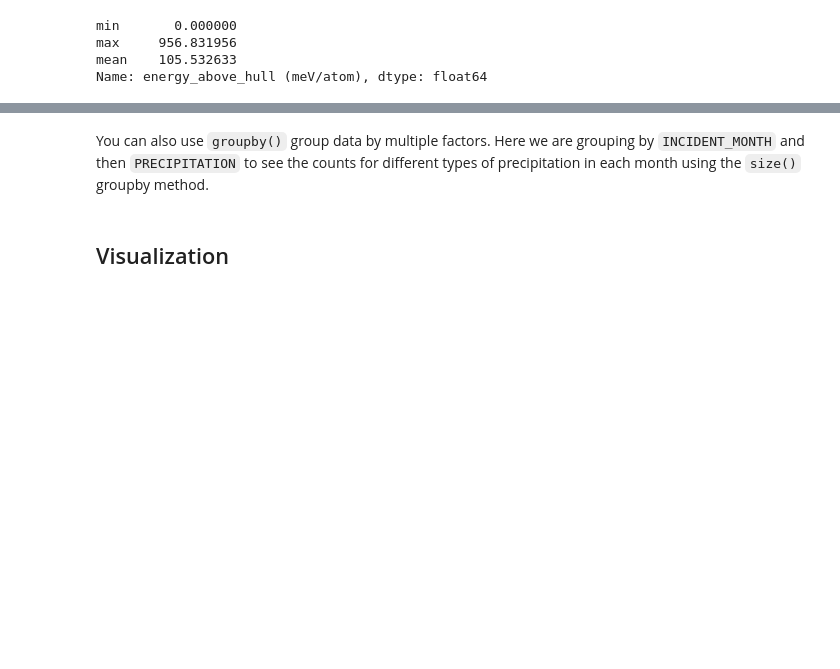
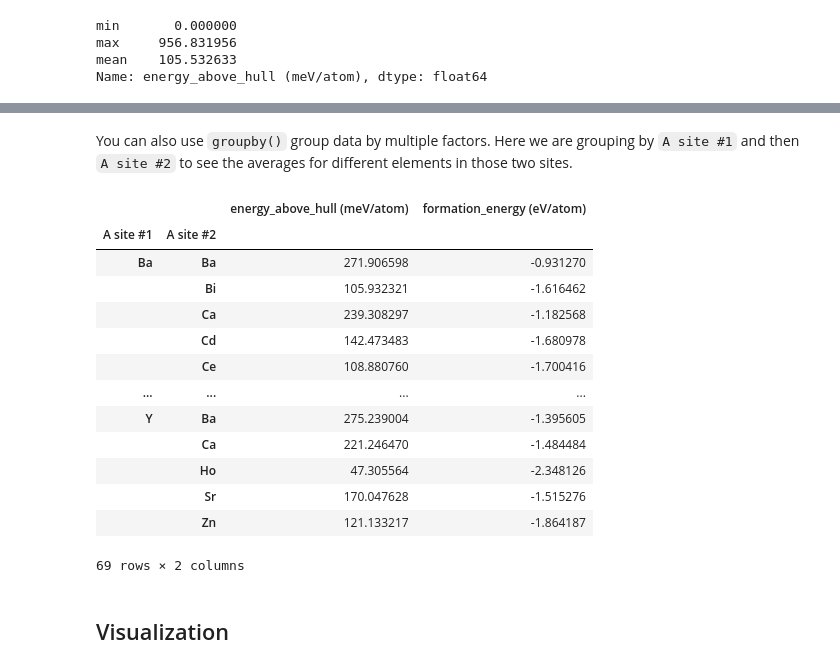
Before and after one commit to NCSU-Libraries/data-viz-instruction, a Jupyter notebook: MI_REU_2021/Workshop_3_Cleaning_Manipulating_and_Exploring_Data_with_Pandas.ipynb, the cells around one changed output, grey strips where cells are left out. Cells and saved outputs as stored; diff of their text form; code cells hidden in the pictures; blank space fills up the shorter version.

```diff
--- a/MI_REU_2021/Workshop_3_Cleaning_Manipulating_and_Exploring_Data_with_Pandas.ipynb
+++ b/MI_REU_2021/Workshop_3_Cleaning_Manipulating_and_Exploring_Data_with_Pandas.ipynb
@@ -104,0 +96,6 @@ wl_strikes_drop['SINGLE_OR_MULTI_ENGINE']
+# %%
+# Replace 'Sr' and 'Ca' abbreviations with "Strontium" and "Calcium"
+ts_csv_clean['A site #2'].replace({'Sr': 'Strontium', 'Ca': 'Calcium'}, inplace=True)
+
+# Print out the updated column of data
+ts_csv_clean['A site #2'].head()
@@ -104,0 +109,5 @@ wl_strikes_drop['SINGLE_OR_MULTI_ENGINE']
+# %%
+#Change the element names back to their abbreviations
+ts_csv_clean['A site #2'].replace({'Strontium': 'Sr', 'Calcium': 'Ca'}, inplace=True)
+
+ts_csv_clean['A site #2'].head()
@@ -274,2 +309,2 @@ by_month['COST_REPAIRS_INFL_ADJ']
 # %% [markdown]
-You can also use `groupby()` group data by multiple factors. Here we are grouping by `INCIDENT_MONTH` and then `PRECIPITATION` to see the counts for different types of precipitation in each month using the `size()` groupby method.
+You can also use `groupby()` group data by multiple factors. Here we are grouping by `A site #1` and then `A site #2` to see the averages for different elements in those two sites.
@@ -280,2 +311,20 @@ wl_strikes.groupby(['INCIDENT_MONTH', 'PRECIPITATION']).size()
+# %%
+# Group the data by A site #1 and then A site #2 and get the mean of the remaining columns using .mean()
+ts_csv_clean.groupby(['A site #1', 'A site #2']).mean()
+# %% [output]
+|  |  | energy_above_hull (meV/atom) | formation_energy (eV/atom) |
+| A site #1 | A site #2 |  |  |
+| Ba | Ba | 271.906598 | -0.931270 |
+|  | Bi | 105.932321 | -1.616462 |
+|  | Ca | 239.308297 | -1.182568 |
+|  | Cd | 142.473483 | -1.680978 |
+|  | Ce | 108.880760 | -1.700416 |
+| ... | ... | ... | ... |
+| Y | Ba | 275.239004 | -1.395605 |
+|  | Ca | 221.246470 | -1.484484 |
+|  | Ho | 47.305564 | -2.348126 |
+|  | Sr | 170.047628 | -1.515276 |
+|  | Zn | 121.133217 | -1.864187 |
+69 rows × 2 columns
 # %% [markdown]
 ## Visualization
```
Also changed, not shown: parts of 20 cells of this notebook.
